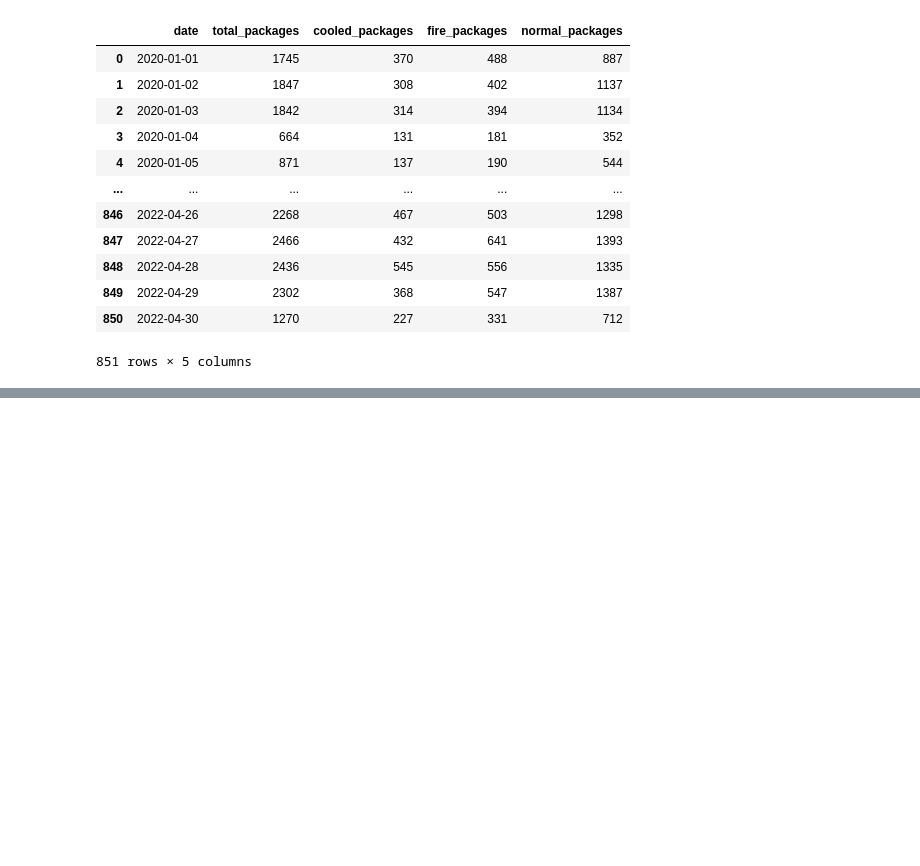
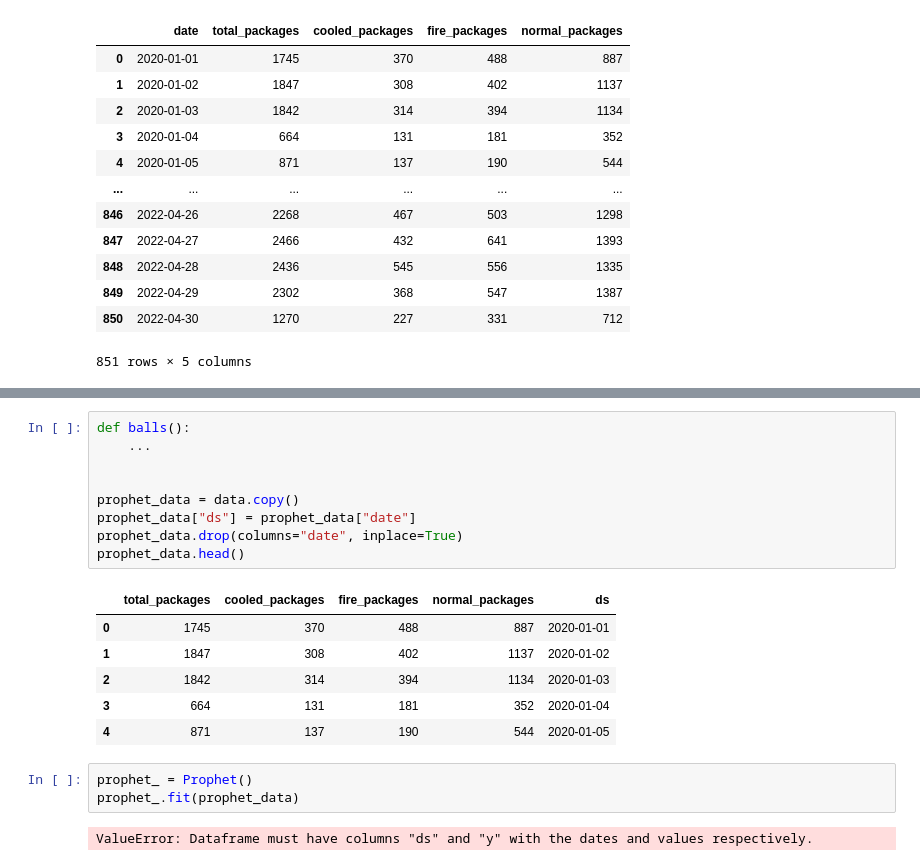
Before and after one commit to Zippy6666/ForecastAssignment, a Jupyter notebook: forecast.ipynb, the cells around one changed output, grey strips where cells are left out. Saved outputs shown, nothing was run; the diff lists cells and outputs as text; blank space fills up the shorter version.

```diff
--- a/forecast.ipynb
+++ b/forecast.ipynb
@@ -27,0 +34,21 @@ data.head(len(data))
+# %%
+def balls():
+    ...
+
+
+prophet_data = data.copy()
+prophet_data["ds"] = prophet_data["date"]
+prophet_data.drop(columns="date", inplace=True)
+prophet_data.head()
+# %% [output]
+|  | total_packages | cooled_packages | fire_packages | normal_packages | ds |
+| 0 | 1745 | 370 | 488 | 887 | 2020-01-01 |
+| 1 | 1847 | 308 | 402 | 1137 | 2020-01-02 |
+| 2 | 1842 | 314 | 394 | 1134 | 2020-01-03 |
+| 3 | 664 | 131 | 181 | 352 | 2020-01-04 |
+| 4 | 871 | 137 | 190 | 544 | 2020-01-05 |
+# %%
+prophet_ = Prophet()
+prophet_.fit(prophet_data)
+# %% [output]
+ValueError: Dataframe must have columns "ds" and "y" with the dates and values respectively.
```
Also changed, not shown: parts of 3 cells of this notebook.
